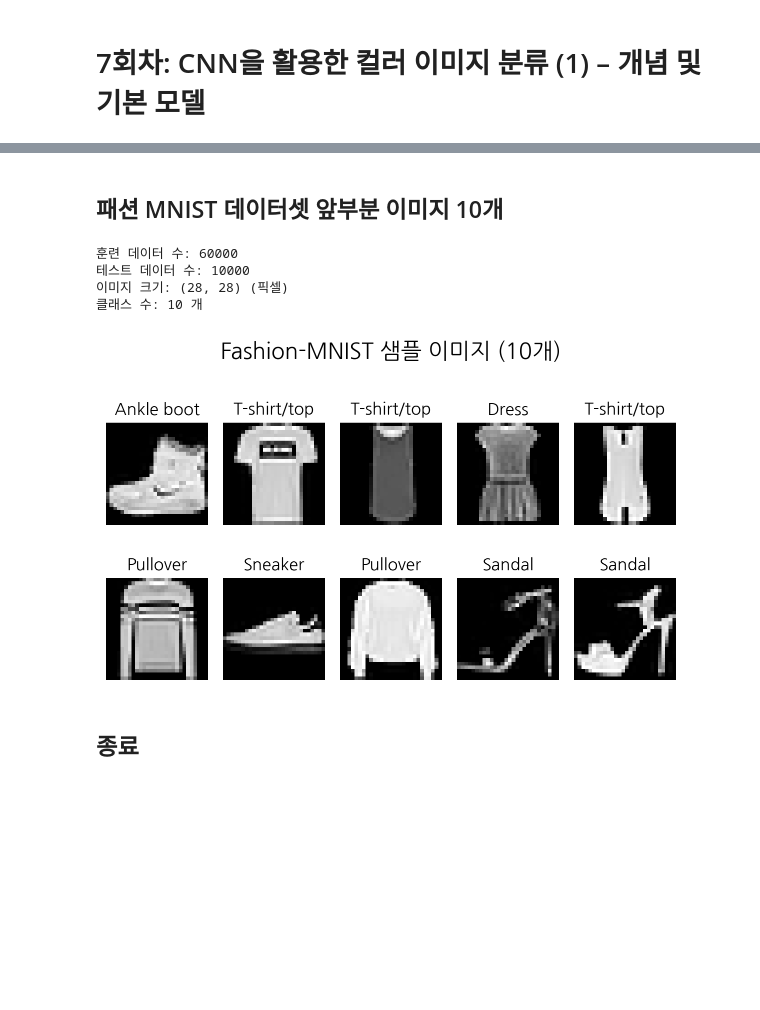
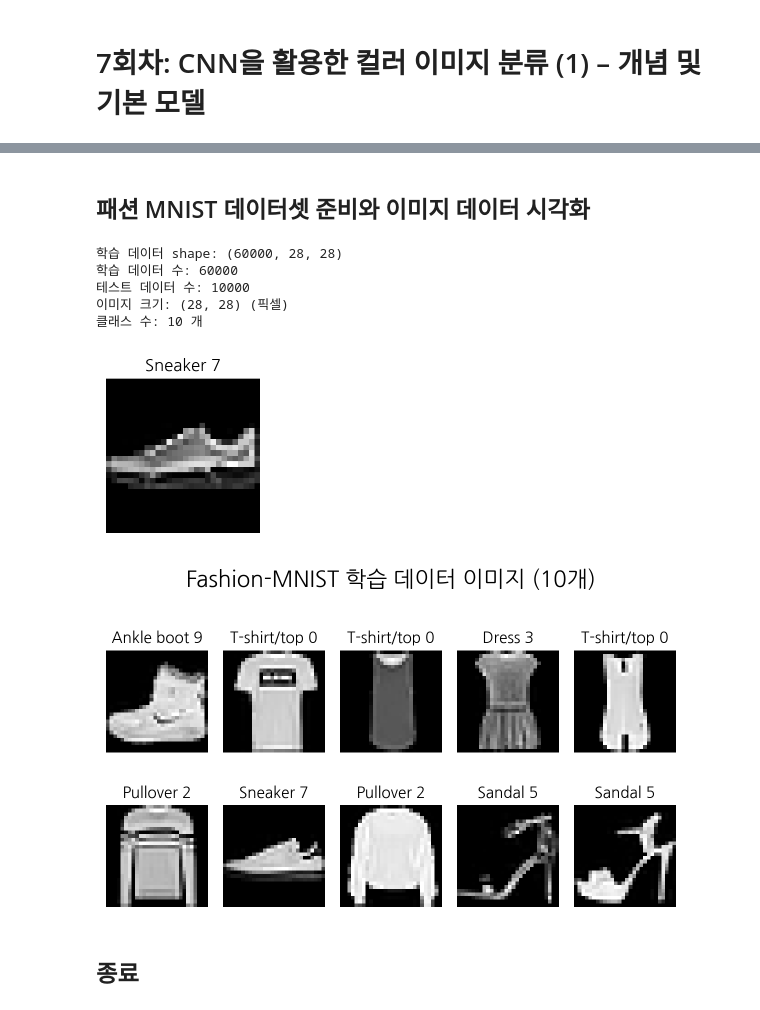
Before and after one commit to soobook/TensorFlow-DL, a Jupyter notebook: code/TF07.ipynb, the cells around one changed output, grey strips where cells are left out. Cells and saved outputs as stored; diff of their text form; code cells hidden in the pictures; blank space fills up the shorter version.

```diff
--- a/code/TF07.ipynb
+++ b/code/TF07.ipynb
@@ -23,2 +24,2 @@ Requirement already satisfied: six>=1.5 in /usr/local/lib/python3.11/dist-packag
 # %% [markdown]
-## 패션 MNIST 데이터셋 앞부분 이미지 10개
+## 패션 MNIST 데이터셋 준비와 이미지 데이터 시각화
@@ -25,37 +34,48 @@ Requirement already satisfied: six>=1.5 in /usr/local/lib/python3.11/dist-packag
+# %%
+# 1. 데이터의 크기 출력
+print("학습 데이터 shape:", x_train.shape)
+print("학습 데이터 수:", x_train.shape[0])
+print("테스트 데이터 수:", x_test.shape[0])
+print("이미지 크기:", x_train.shape[1:], "(픽셀)")
+print("클래스 수:", len(np.unique(y_train)), "개")
+# %% [output]
+학습 데이터 shape: (60000, 28, 28)
+학습 데이터 수: 60000
+테스트 데이터 수: 10000
+이미지 크기: (28, 28) (픽셀)
+클래스 수: 10 개
+# %%
+# 2. 테스트 데이터 열 번째 이미지와 정답(라벨) 출력
+
+# 분류 클래스 이름 정의
+class_names = ['T-shirt/top', 'Trouser', 'Pullover', 'Dress', 'Coat',
+               'Sandal', 'Shirt', 'Sneaker', 'Bag', 'Ankle boot']
+idx = 9
+
+plt.figure(figsize=(3, 2))
+plt.imshow(x_test[idx], cmap='gray')
+plt.title(f"{class_names[y_test[idx]]} {y_test[idx]}")
+plt.axis('off')
+plt.show()
+# %% [output]
+[figure, added]
 # %%
-import tensorflow as tf
-import matplotlib.pyplot as plt
-import numpy as np
+# 3. 학습 데이터 이미지 10개 출력
 
-# 패션 MNIST 데이터셋 로딩
-fashion_mnist = tf.keras.datasets.fashion_mnist
-(x_train, y_train), (x_test, y_test) = fashion_mnist.load_data()
-
-# 클래스 이름 정의
+# 분류 클래스 이름 정의
 class_names = ['T-shirt/top', 'Trouser', 'Pullover', 'Dress', 'Coat',
                'Sandal', 'Shirt', 'Sneaker', 'Bag', 'Ankle boot']
 
-# 1. 데이터의 크기 출력
-print("훈련 데이터 수:", x_train.shape[0])
-print("테스트 데이터 수:", x_test.shape[0])
-print("이미지 크기:", x_train.shape[1:], "(픽셀)")
-print("클래스 수:", len(np.unique(y_train)), "개")
-
-# 2. 샘플 이미지 10개 출력
 plt.figure(figsize=(6, 4))
 for i in range(10):
     plt.subplot(2, 5, i + 1)
     plt.imshow(x_train[i], cmap='gray')
-    plt.title(f"{class_names[y_train[i]]}")
+    plt.title(f"{class_names[y_train[i]]} {y_train[i]}", fontsize=11)
     plt.axis('off')
-plt.suptitle("Fashion-MNIST 샘플 이미지 (10개)", fontsize=16)
+plt.suptitle("Fashion-MNIST 학습 데이터 이미지 (10개)", fontsize=16)
 plt.tight_layout()
 plt.show()
 # %% [output]
-훈련 데이터 수: 60000
-테스트 데이터 수: 10000
-이미지 크기: (28, 28) (픽셀)
-클래스 수: 10 개
-[figure, old version]
+[figure, new version]
 # %% [markdown]
 ## 종료
```
Also changed, not shown: parts of 5 cells of this notebook.
